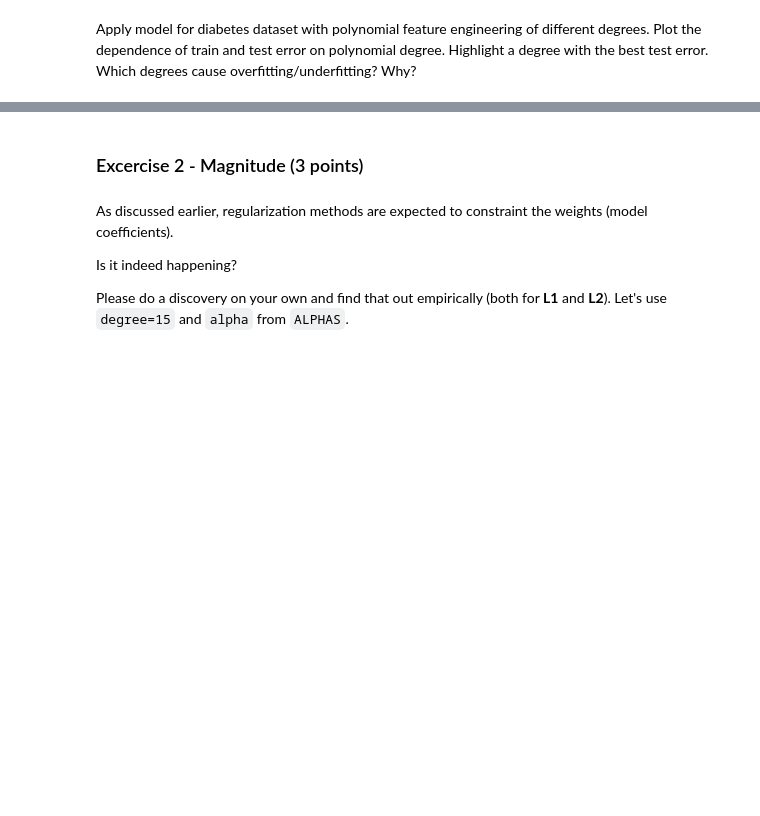
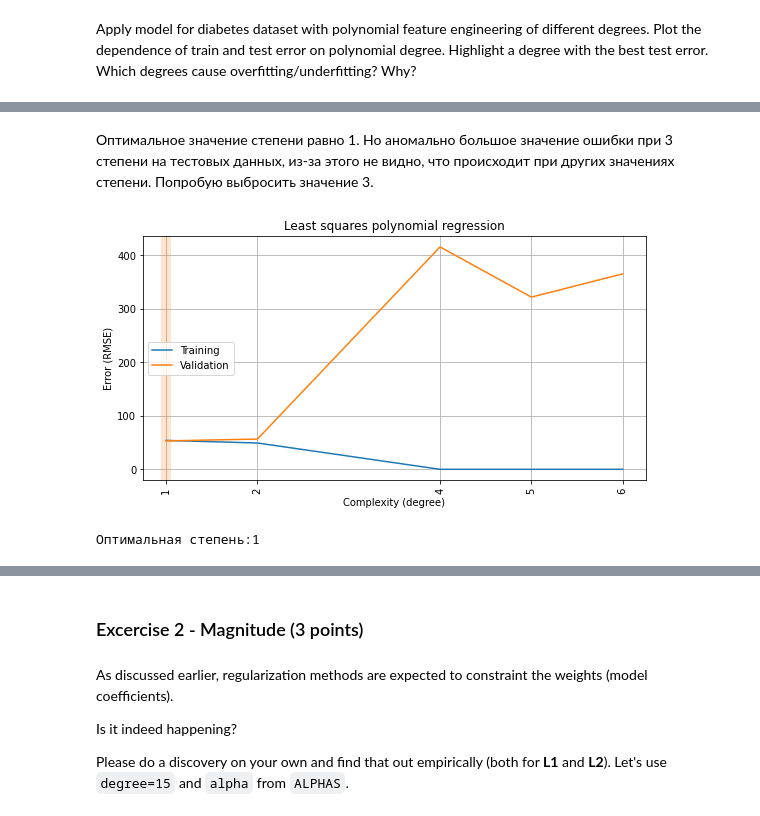
Before and after one commit to DariaHv/rs_school_ml_1, a Jupyter notebook: overfitting_regularization.ipynb, the cells around one changed output, grey strips where cells are left out. Saved outputs shown, nothing was run; the diff lists cells and outputs as text; code cells hidden in the pictures; blank space fills up the shorter version.

```diff
--- a/overfitting_regularization.ipynb
+++ b/overfitting_regularization.ipynb
@@ -357,0 +391,7 @@ Apply model for diabetes dataset with polynomial feature engineering of differen
+# %% [markdown]
+Оптимальное значение степени равно 1. Но аномально большое значение ошибки при 3 степени на тестовых данных, из-за этого не видно, что происходит при других значениях степени. Попробую выбросить значение 3.
+# %%
+rsme_graph([1,2,4,5,6]) #выбросила значение 3, на котором аномально большая ошибка
+# %% [output]
+[figure, added]
+Оптимальная степень:1
```
Also changed, not shown: parts of 13 cells of this notebook.
